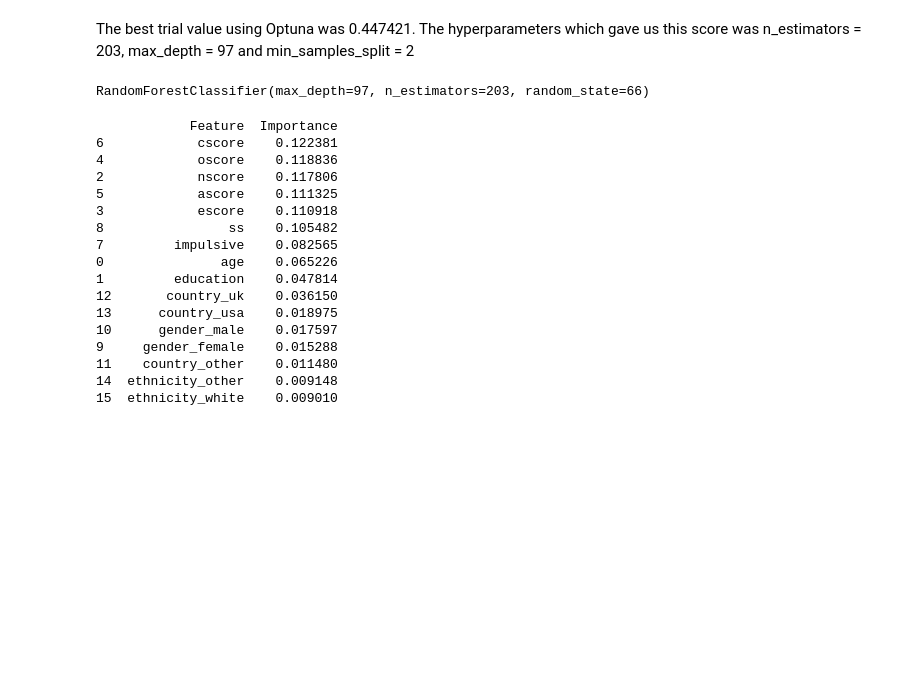
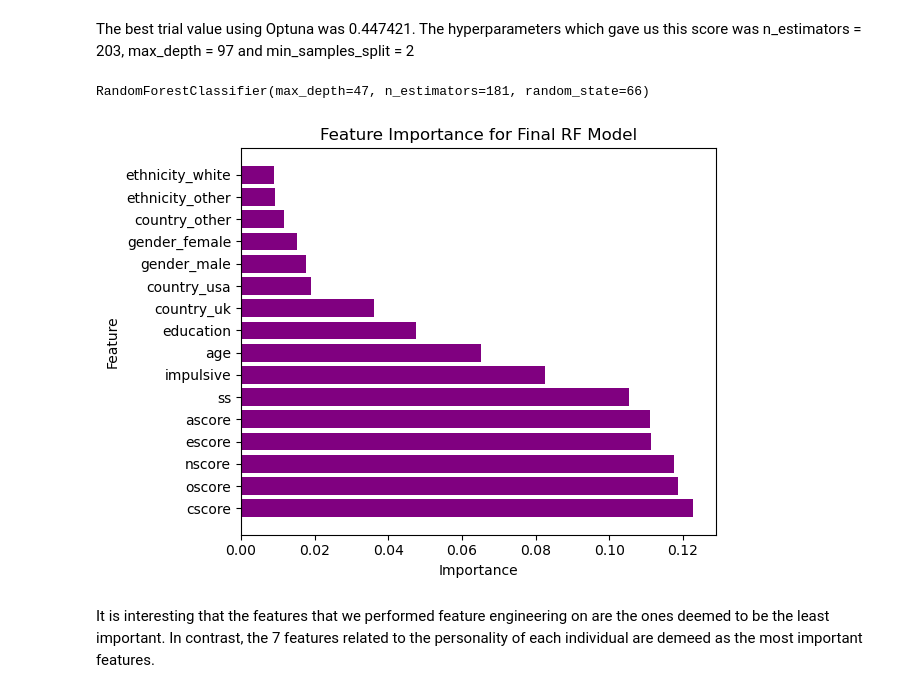
Before and after one commit to skyefung02/DrugConsumptionProject, a Jupyter notebook: data_exploration_visualisation.ipynb, the cells around one changed output. Drawn from its saved outputs; the diff is of its cells as text; code cells hidden in the pictures; blank space fills up the shorter version.

Commit message:
xgboost and some model evaluation

```diff
--- a/data_exploration_visualisation.ipynb
+++ b/data_exploration_visualisation.ipynb
@@ -937,36 +939,25 @@ The best trial value using Optuna was 0.447421. The hyperparameters which gave u
 # %%
 #we now run the random forest again, using the identified optimal hyperparameter values
 
-rf_classifier_final = RandomForestClassifier(n_estimators=203, max_depth=97, min_samples_split=2, random_state=66)
+rf_classifier_final = RandomForestClassifier(n_estimators=181, max_depth=47, min_samples_split=2, random_state=66)
 rf_classifier_final.fit(nictrain_x, nictrain_y)
 # %% [output]
-RandomForestClassifier(max_depth=97, n_estimators=203, random_state=66)
+RandomForestClassifier(max_depth=47, n_estimators=181, random_state=66)
 # %%
 importances = rf_classifier_final.feature_importances_
 
 # Create a DataFrame for better visualization
 feature_importances = pd.DataFrame({
     'Feature': nictrain_x.columns,
-    'Importance': importances
+    'Importance': rf_classifier_final.feature_importances_
 }).sort_values(by='Importance', ascending=False)
 
-# Display the feature importances
-print(feature_importances)
+plt.barh(feature_importances.Feature, feature_importances.Importance, color = "purple")
+plt.xlabel('Importance')
+plt.ylabel('Feature')
+plt.title('Feature Importance for Final RF Model')
+plt.tight_layout()
 # %% [output]
-            Feature  Importance
-6            cscore    0.122381
-4            oscore    0.118836
-2            nscore    0.117806
-5            ascore    0.111325
-3            escore    0.110918
-8                ss    0.105482
-7         impulsive    0.082565
-0               age    0.065226
-1         education    0.047814
-12       country_uk    0.036150
-13      country_usa    0.018975
-10      gender_male    0.017597
-9     gender_female    0.015288
-11    country_other    0.011480
-14  ethnicity_other    0.009148
-15  ethnicity_white    0.009010
+[figure, added]
+# %% [markdown]
+It is interesting that the features that we performed feature engineering on are the ones deemed to be the least important. In contrast, the 7 features related to the personality of each individual are demeed as the most important features.
```
Also changed, not shown: parts of 26 cells of this notebook, 1 other file.
